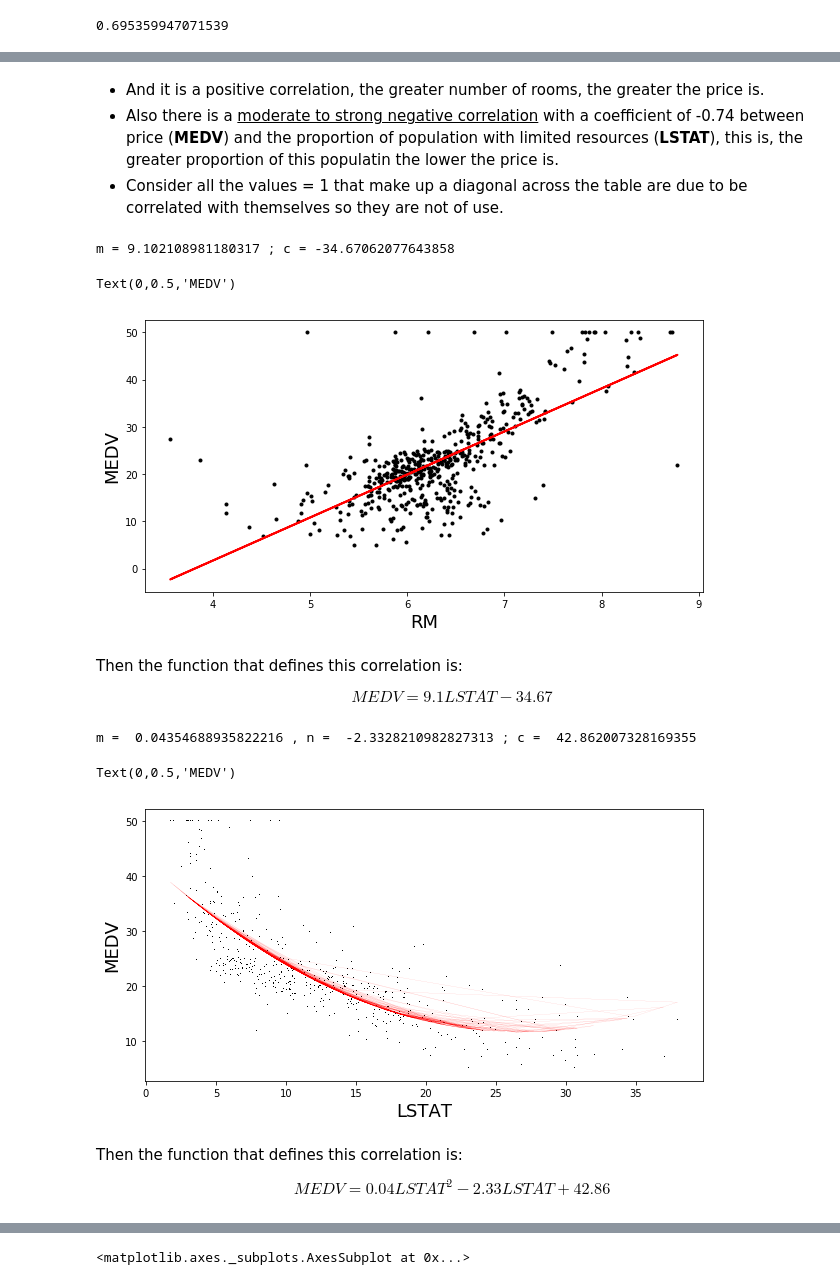
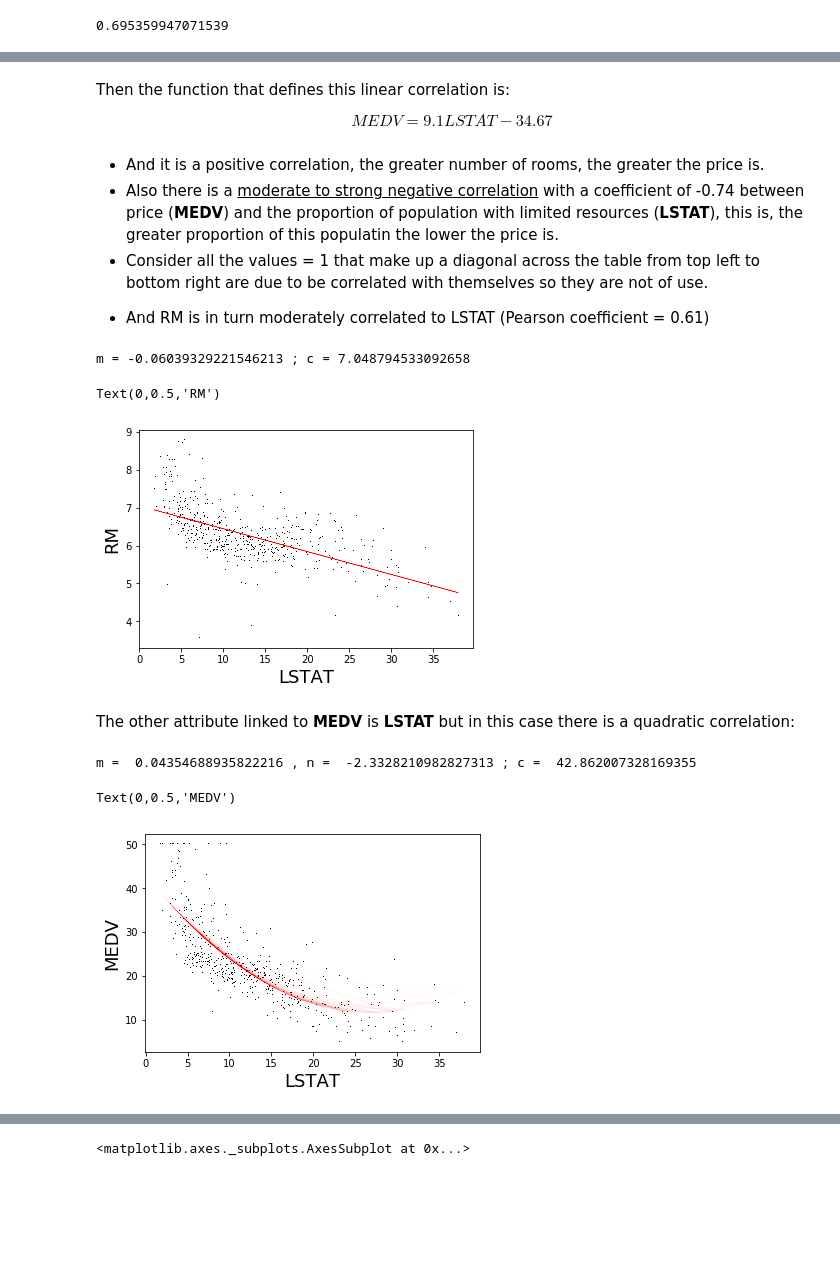
Before and after one commit to Carloselrecharlie/Boston_House_Prices_Analysis, a Jupyter notebook: Analysis of Boston House Prices dataset.ipynb, the cells around one changed output, grey strips where cells are left out. Cells and saved outputs as stored; diff of their text form; code cells hidden in the pictures; blank space fills up the shorter version.

```diff
--- a/Analysis of Boston House Prices dataset.ipynb
+++ b/Analysis of Boston House Prices dataset.ipynb
@@ -120,34 +133,34 @@ bhp['RM'].corr(bhp['MEDV'])
+# %% [markdown]
+Then the function that defines this linear correlation is:
+
+$$ MEDV = 9.1 LSTAT - 34.67 $$
 # %% [markdown]
 - And it is a positive correlation, the greater number of rooms, the greater the price is.
 - Also there is a <u>moderate to strong negative correlation</u> with a coefficient of -0.74 between price (__MEDV__) and the proportion of population with limited resources (__LSTAT__), this is, the greater proportion of this populatin the lower the price is.
-- Consider all the values = 1 that make up a diagonal across the table are due to be correlated with themselves so they are not of use.
+- Consider all the values = 1 that make up a diagonal across the table from top left to bottom right are due to be correlated with themselves so they are not of use.
+
+* And RM is in turn moderately correlated to LSTAT (Pearson coefficient = 0.61)
 # %%
-plt.plot(bhp['RM'],bhp['MEDV'], 'k.')
-m, c = np.polyfit(bhp['RM'], bhp['MEDV'], 1)
+plt.plot(bhp['LSTAT'],bhp['RM'], 'k,')
+m, c = np.polyfit(bhp['LSTAT'], bhp['RM'], 1)
 print('m =', m, '; c =', c)
-plt.plot(bhp['RM'], m*bhp['RM'] + c, 'r', linewidth=2)
-plt.xlabel('RM', fontsize=18)
-plt.ylabel('MEDV', fontsize=18)
+plt.plot(bhp['LSTAT'], m*bhp['LSTAT'] + c, 'r', linewidth=0.5)
+plt.xlabel('LSTAT', fontsize=18)
+plt.ylabel('RM', fontsize=18)
 # %% [output]
-m = 9.102108981180317 ; c = -34.67062077643858
+m = -0.06039329221546213 ; c = 7.048794533092658
-Text(0,0.5,'MEDV')
+Text(0,0.5,'RM')
-[figure, old version]
+[figure, new version]
-# %% [markdown]
-Then the function that defines this correlation is:
-
-$$ MEDV = 9.1 LSTAT - 34.67 $$
+# %% [markdown]
+The other attribute linked to __MEDV__ is __LSTAT__ but in this case there is a quadratic correlation:
 # %%
 plt.plot(bhp['LSTAT'],bhp['MEDV'], 'k,')
 m, n, c = np.polyfit(bhp['LSTAT'], bhp['MEDV'], 2)
 print('m = ', m, ', n = ', n, '; c = ', c)
-plt.plot(bhp['LSTAT'], m*bhp['LSTAT']**2 + n * bhp['LSTAT'] + c, 'r-', linewidth=0.05)
+plt.plot(bhp['LSTAT'], m*bhp['LSTAT']**2 + n * bhp['LSTAT'] + c, 'r-', linewidth=0.02)
 plt.xlabel('LSTAT', fontsize=18)
 plt.ylabel('MEDV', fontsize=18)
 # %% [output]
 m =  0.04354688935822216 , n =  -2.3328210982827313 ; c =  42.862007328169355
 Text(0,0.5,'MEDV')
-[figure, old version]
+[figure, new version]
-# %% [markdown]
-Then the function that defines this correlation is:
-
-$$ MEDV = 0.04 LSTAT^2 -2.33 LSTAT + 42.86 $$
```
Also changed, not shown: parts of 3 cells of this notebook.
